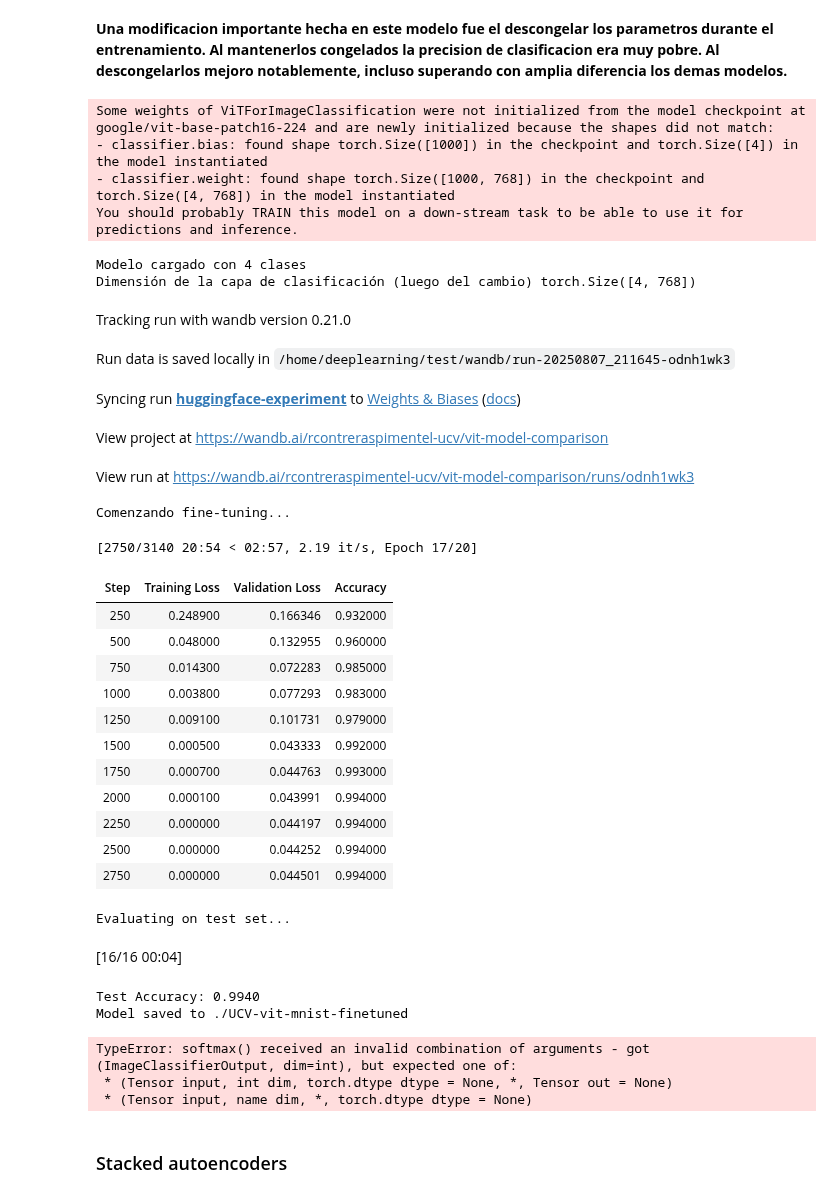
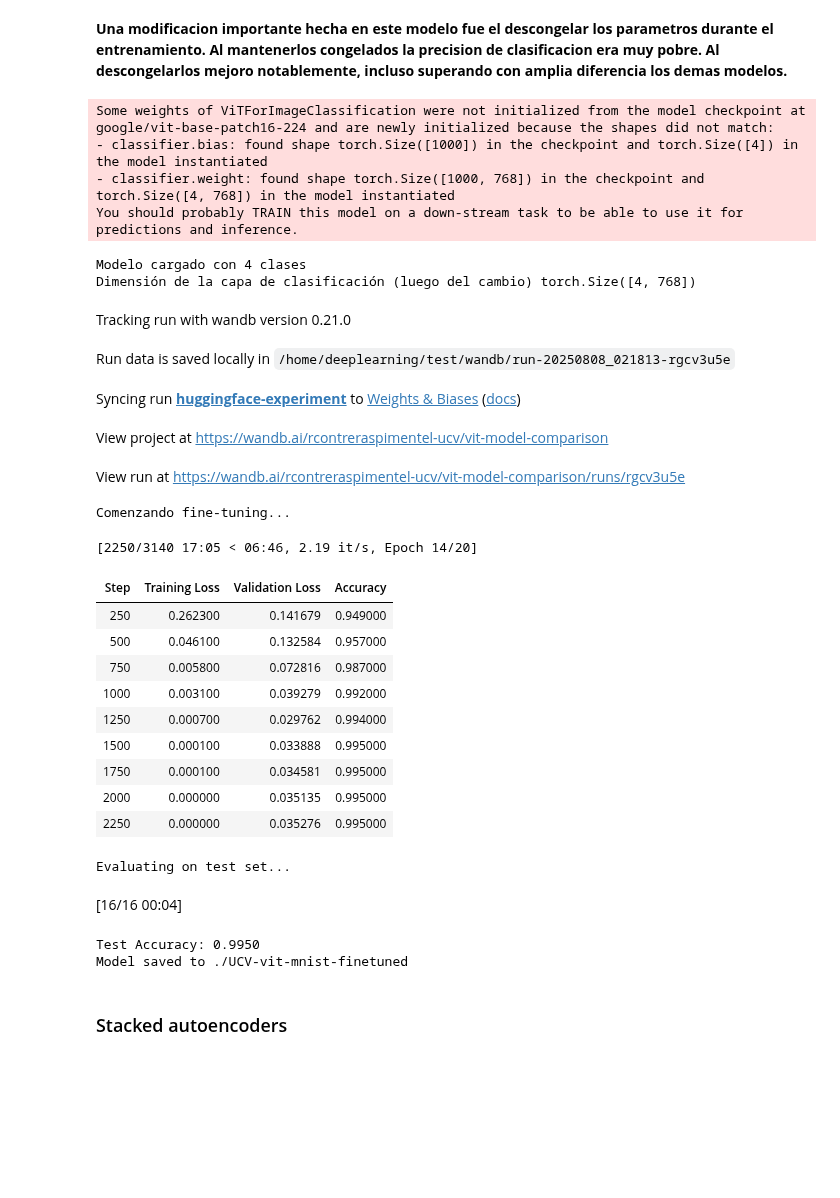
Before and after one commit to Rcontre360/deep-learning-ucv-2025, a Jupyter notebook: tarea3/evaluacion.ipynb, the cells around one changed output. Saved outputs shown, nothing was run; the diff lists cells and outputs as text; code cells hidden in the pictures; blank space fills up the shorter version.

```diff
--- a/tarea3/evaluacion.ipynb
+++ b/tarea3/evaluacion.ipynb
@@ -804,7 +804,7 @@ def evaluate(model, data_loader, epoch, wandb):
 
 **Para crear el grafico custom seguimos esta [documentacion](https://docs.wandb.ai/guides/app/features/custom-charts/)**
 # %%
-def plot_roc_curve(model, dataloader, num_classes, wandb):
+def plot_roc_curve(model, dataloader, num_classes, wandb, logits=False, flatten = False):
     model.eval()
     all_probs = []
     all_labels = []
@@ -813,8 +813,11 @@ def plot_roc_curve(model, dataloader, num_classes, wandb):
         for batch in dataloader:
             images = batch["pixel_values"].cuda()
             labels = batch["labels"].cuda()
-
+            if flatten:
+                images = images.view(images.size(0), -1)
             outputs = model(images)
+            if logits:
+                outputs = outputs.logits
             probs = torch.softmax(outputs, dim=1)
 
             all_probs.extend(probs.cpu().numpy())
@@ -990,7 +980,7 @@ def setup_model(
         for param in model.vit.parameters():
             param.requires_grad = False
 
-    return model, config
+    return model.to("cuda"), config
 # %% [markdown]
 **Aqui las unicas modificaciones realizadas fueron solamente para agregar wandb, parte de la configuracion requeria informacion que ya pasamos al modelo asi que lo colocamos en una variable aparte (config).**
 # %%
@@ -1076,40 +1066,35 @@ def fine_tune_con_trainer(model, train_dataset, test_dataset, output_dir="./UCV-
 # %%
 model, config = setup_model(n_classes=4, freeze_parameters=False)
 trainer, eval_results = fine_tune_con_trainer(model, train_dataset, test_dataset)
-#plot_roc_curve(model, test_loader, 4, wandb)
+plot_roc_curve(model, test_loader, 4, wandb, True)
 # %% [output]
 Some weights of ViTForImageClassification were not initialized from the model checkpoint at google/vit-base-patch16-224 and are newly initialized because the shapes did not match:
 - classifier.bias: found shape torch.Size([1000]) in the checkpoint and torch.Size([4]) in the model instantiated
 - classifier.weight: found shape torch.Size([1000, 768]) in the checkpoint and torch.Size([4, 768]) in the model instantiated
 You should probably TRAIN this model on a down-stream task to be able to use it for predictions and inference.
 Modelo cargado con 4 clases
 Dimensión de la capa de clasificación (luego del cambio) torch.Size([4, 768])
 Tracking run with wandb version 0.21.0
-Run data is saved locally in /home/deeplearning/test/wandb/run-20250807_211645-odnh1wk3
+Run data is saved locally in /home/deeplearning/test/wandb/run-20250808_021813-rgcv3u5e
 Syncing run huggingface-experiment to Weights & Biases (docs)
 View project at https://wandb.ai/rcontreraspimentel-ucv/vit-model-comparison
-View run at https://wandb.ai/rcontreraspimentel-ucv/vit-model-comparison/runs/odnh1wk3
+View run at https://wandb.ai/rcontreraspimentel-ucv/vit-model-comparison/runs/rgcv3u5e
 Comenzando fine-tuning...
-[2750/3140 20:54 < 02:57, 2.19 it/s, Epoch 17/20]
+[2250/3140 17:05 < 06:46, 2.19 it/s, Epoch 14/20]
 | Step | Training Loss | Validation Loss | Accuracy |
-| 250 | 0.248900 | 0.166346 | 0.932000 |
-| 500 | 0.048000 | 0.132955 | 0.960000 |
-| 750 | 0.014300 | 0.072283 | 0.985000 |
-| 1000 | 0.003800 | 0.077293 | 0.983000 |
-| 1250 | 0.009100 | 0.101731 | 0.979000 |
-| 1500 | 0.000500 | 0.043333 | 0.992000 |
-| 1750 | 0.000700 | 0.044763 | 0.993000 |
-| 2000 | 0.000100 | 0.043991 | 0.994000 |
-| 2250 | 0.000000 | 0.044197 | 0.994000 |
-| 2500 | 0.000000 | 0.044252 | 0.994000 |
-| 2750 | 0.000000 | 0.044501 | 0.994000 |
+| 250 | 0.262300 | 0.141679 | 0.949000 |
+| 500 | 0.046100 | 0.132584 | 0.957000 |
+| 750 | 0.005800 | 0.072816 | 0.987000 |
+| 1000 | 0.003100 | 0.039279 | 0.992000 |
+| 1250 | 0.000700 | 0.029762 | 0.994000 |
+| 1500 | 0.000100 | 0.033888 | 0.995000 |
+| 1750 | 0.000100 | 0.034581 | 0.995000 |
+| 2000 | 0.000000 | 0.035135 | 0.995000 |
+| 2250 | 0.000000 | 0.035276 | 0.995000 |
 Evaluating on test set...
 [16/16 00:04]
-Test Accuracy: 0.9940
+Test Accuracy: 0.9950
 Model saved to ./UCV-vit-mnist-finetuned
-TypeError: softmax() received an invalid combination of arguments - got (ImageClassifierOutput, dim=int), but expected one of:
- * (Tensor input, int dim, torch.dtype dtype = None, *, Tensor out = None)
- * (Tensor input, name dim, *, torch.dtype dtype = None)
 # %% [markdown]
 ### Stacked autoencoders
 # %% [markdown]
```
Also changed, not shown: parts of 6 cells of this notebook.
